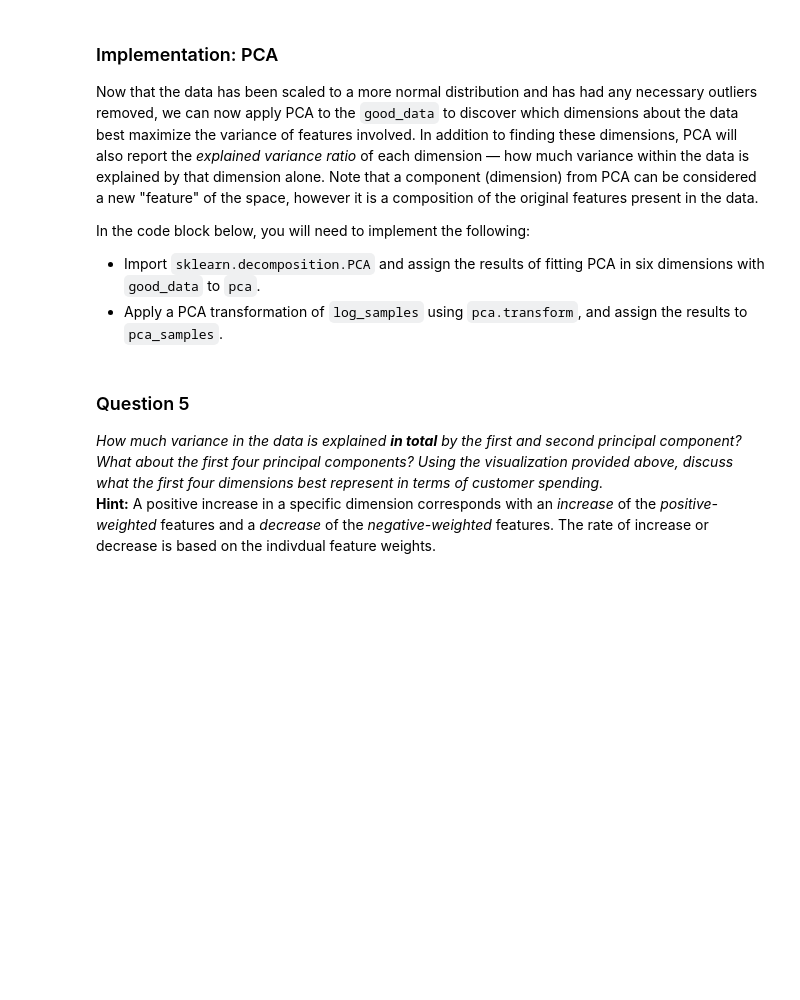
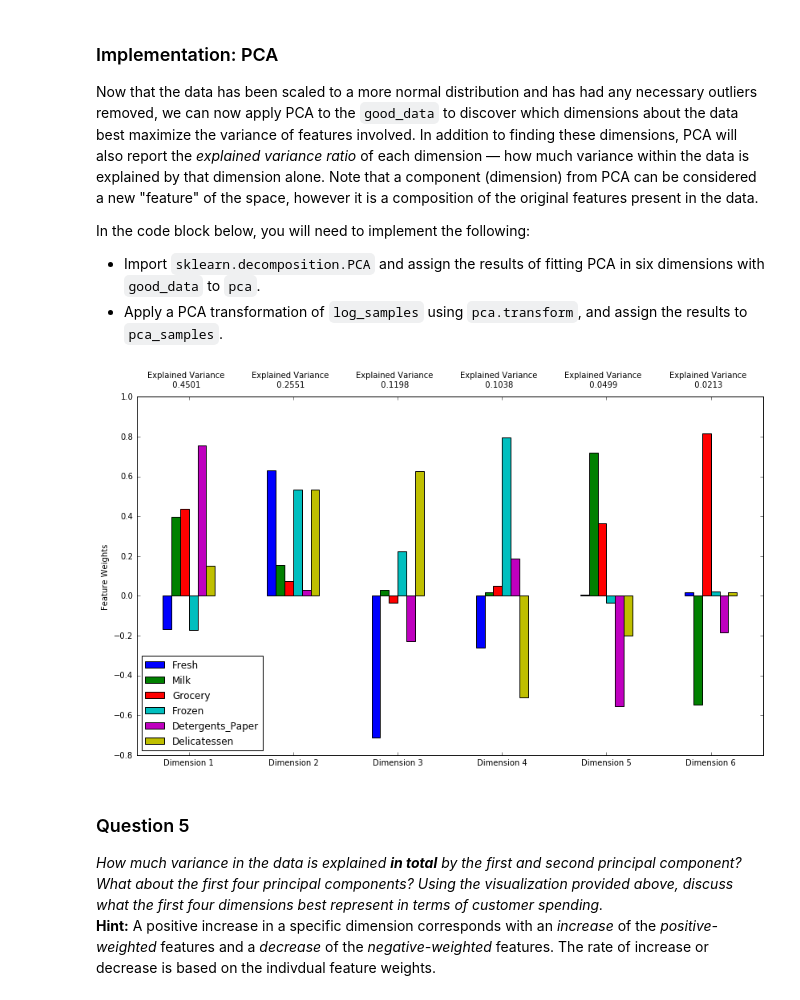
Before and after one commit to victorzhrn/customer_segments, a Jupyter notebook: customer_segments.ipynb, the cells around one changed output. Cells and saved outputs as stored; diff of their text form; code cells hidden in the pictures; blank space fills up the shorter version.

```diff
--- a/customer_segments.ipynb
+++ b/customer_segments.ipynb
@@ -160,20 +188,20 @@ Once you have performed this implementation, the dataset will be stored in the v
 for feature in log_data.keys():
 
     # TODO: Calculate Q1 (25th percentile of the data) for the given feature
-    Q1 = None
+    Q1 = np.percentile(log_data[feature],25)
 
     # TODO: Calculate Q3 (75th percentile of the data) for the given feature
-    Q3 = None
+    Q3 = np.percentile(log_data[feature],75)
 
     # TODO: Use the interquartile range to calculate an outlier step (1.5 times the interquartile range)
-    step = None
+    step = 1.5*(Q3-Q1)
 
     # Display the outliers
     print "Data points considered outliers for the feature '{}':".format(feature)
     display(log_data[~((log_data[feature] >= Q1 - step) & (log_data[feature] <= Q3 + step))])
 
 # OPTIONAL: Select the indices for data points you wish to remove
-outliers  = []
+outliers  = [65,66,81,95,96,86,98,75,154,38,203,233]
 
 # Remove the outliers, if any were specified
 good_data = log_data.drop(log_data.index[outliers]).reset_index(drop = True)
@@ -195,13 +286,17 @@ In the code block below, you will need to implement the following:
  - Apply a PCA transformation of `log_samples` using `pca.transform`, and assign the results to `pca_samples`.
 # %%
 # TODO: Apply PCA by fitting the good data with the same number of dimensions as features
-pca = None
+from sklearn.decomposition import PCA
+pca = PCA()
+pca.fit(good_data)
 
 # TODO: Transform log_samples using the PCA fit above
-pca_samples = None
+pca_samples = pca.transform(log_data)
 
 # Generate PCA results plot
 pca_results = vs.pca_results(good_data, pca)
+# %% [output]
+[figure, added]
 # %% [markdown]
 ### Question 5
 *How much variance in the data is explained* ***in total*** *by the first and second principal component? What about the first four principal components? Using the visualization provided above, discuss what the first four dimensions best represent in terms of customer spending.*
```
Also changed, not shown: parts of 37 cells of this notebook, 1 other file.
